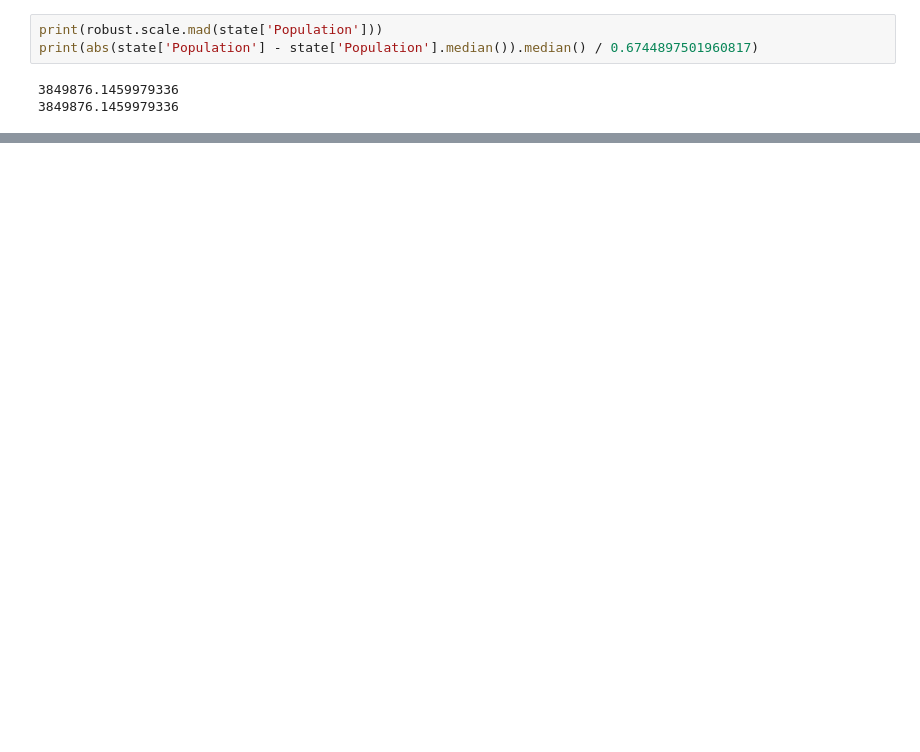
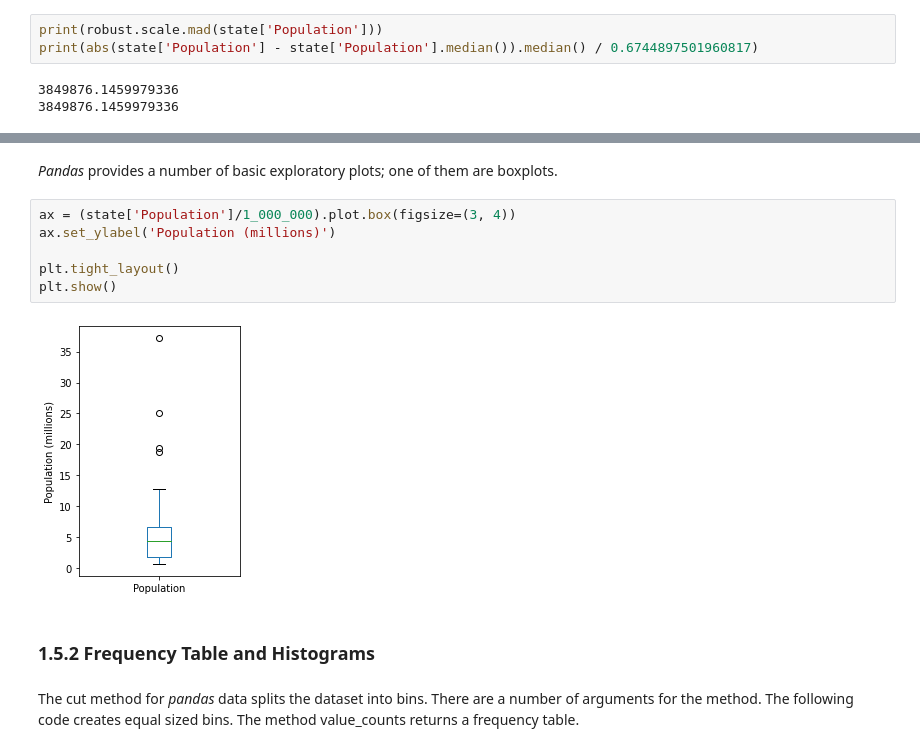
Before and after one commit to young-hwanlee/my-practical-statistics-for-data-scientists, a Jupyter notebook: Chapter_1_Exploratory_Data_Analysis.ipynb, the cells around one changed output, grey strips where cells are left out. Saved outputs shown, nothing was run; the diff lists cells and outputs as text; blank space fills up the shorter version.

```diff
--- a/Chapter_1_Exploratory_Data_Analysis.ipynb
+++ b/Chapter_1_Exploratory_Data_Analysis.ipynb
@@ -159,0 +169,14 @@ print(abs(state['Population'] - state['Population'].median()).median() / 0.67448
+# %% [markdown]
+*Pandas* provides a number of basic exploratory plots; one of them are boxplots.
+# %%
+ax = (state['Population']/1_000_000).plot.box(figsize=(3, 4))
+ax.set_ylabel('Population (millions)')
+
+plt.tight_layout()
+plt.show()
+# %% [output]
+[figure, added]
+# %% [markdown]
+### **1.5.2 Frequency Table and Histograms**
+# %% [markdown]
+The cut method for *pandas* data splits the dataset into bins. There are a number of arguments for the method. The following code creates equal sized bins. The method value_counts returns a frequency table.
```
Also changed, not shown: parts of 79 cells of this notebook.
